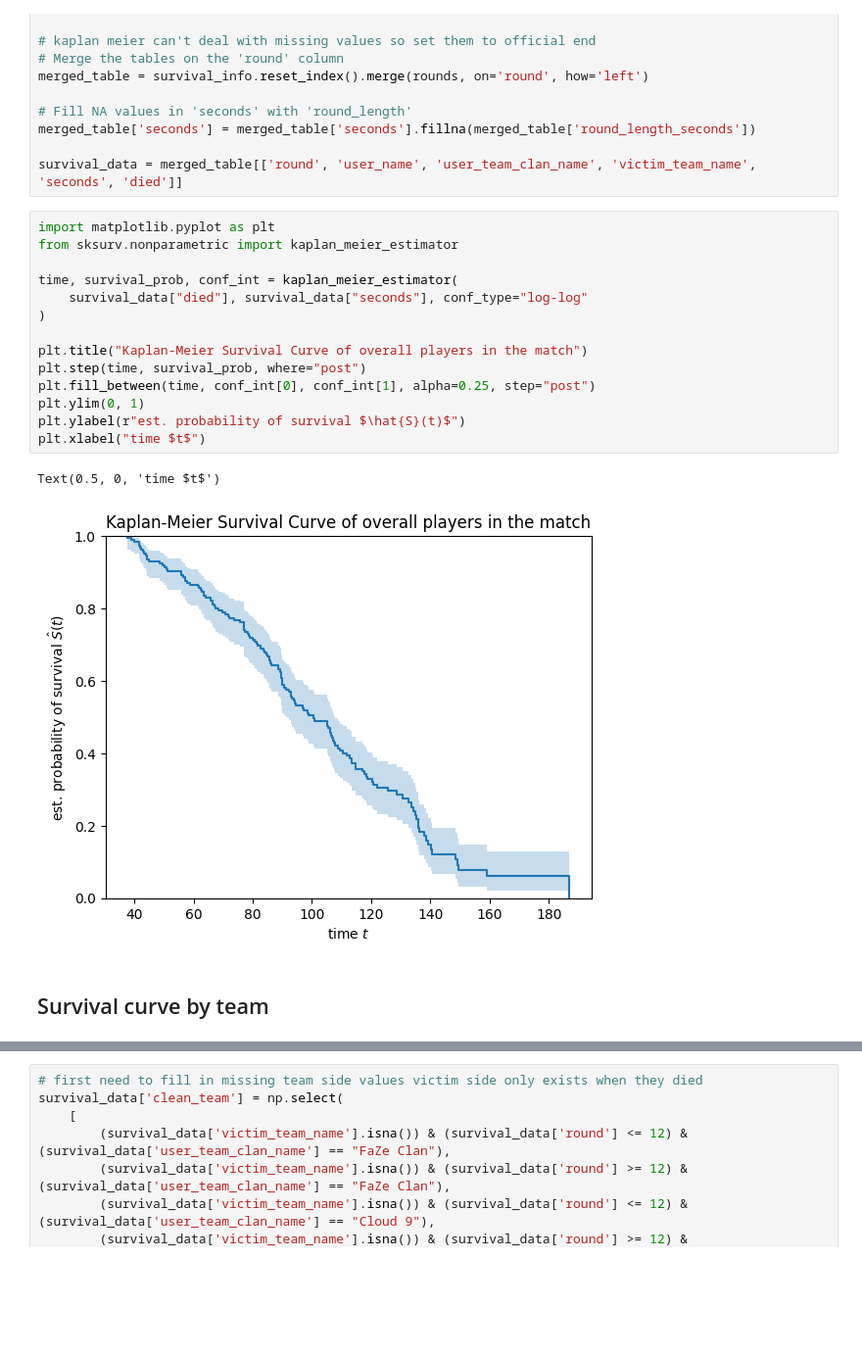
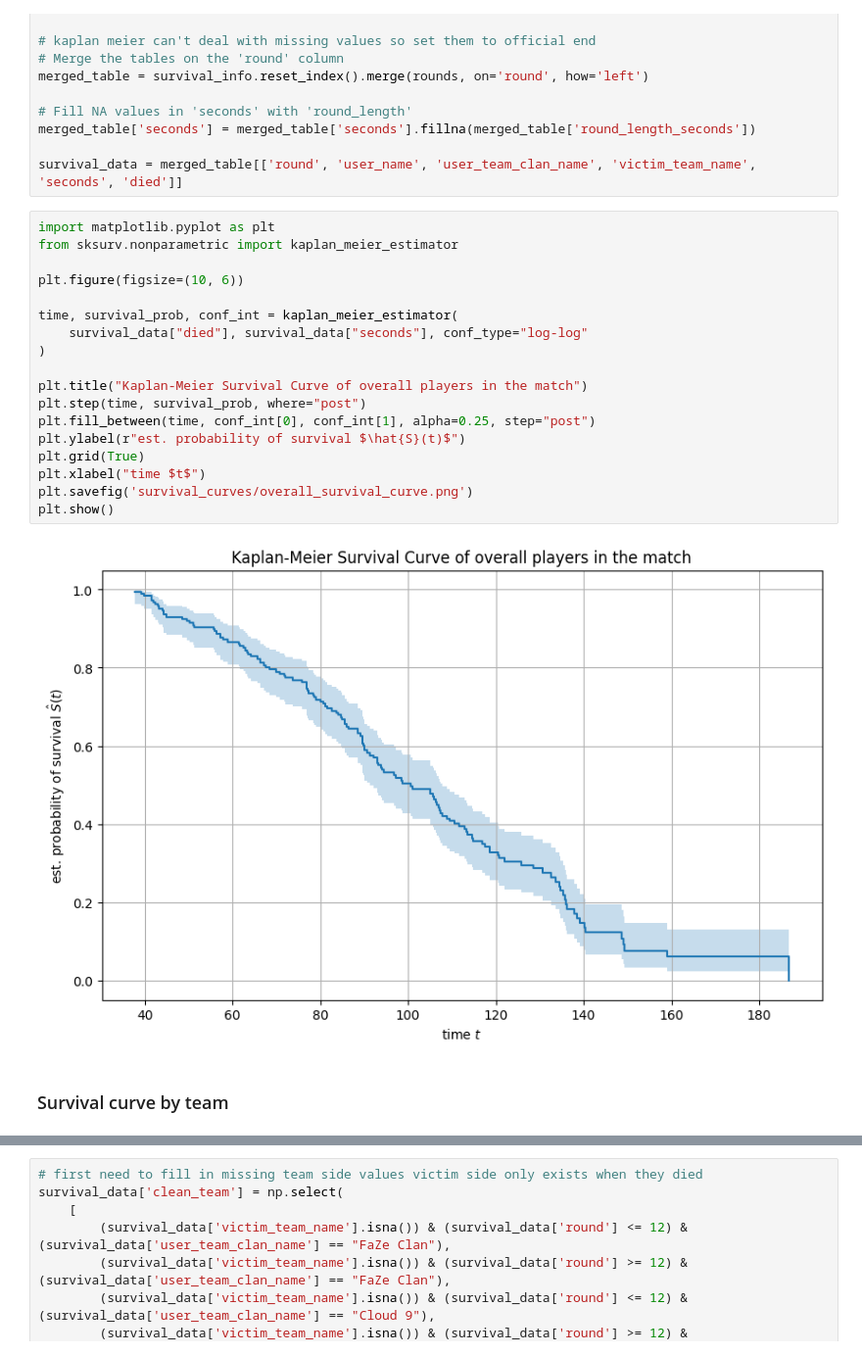
Before and after one commit to dickinsonmatt/counter-strike, a Jupyter notebook: survival_analysis.ipynb, the cells around one changed output, grey strips where cells are left out. Shown at 98% size. Cells and saved outputs as stored; diff of their text form; blank space fills up the shorter version.

Commit message:
Survival curves

```diff
--- a/survival_analysis.ipynb
+++ b/survival_analysis.ipynb
@@ -101,20 +102,23 @@ survival_data = merged_table[['round', 'user_name', 'user_team_clan_name', 'vict
 # %%
 import matplotlib.pyplot as plt
 from sksurv.nonparametric import kaplan_meier_estimator
+
+plt.figure(figsize=(10, 6))
 
 time, survival_prob, conf_int = kaplan_meier_estimator(
     survival_data["died"], survival_data["seconds"], conf_type="log-log"
 )
 
 plt.title("Kaplan-Meier Survival Curve of overall players in the match")
 plt.step(time, survival_prob, where="post")
 plt.fill_between(time, conf_int[0], conf_int[1], alpha=0.25, step="post")
-plt.ylim(0, 1)
 plt.ylabel(r"est. probability of survival $\hat{S}(t)$")
+plt.grid(True)
 plt.xlabel("time $t$")
+plt.savefig('survival_curves/overall_survival_curve.png')
+plt.show()
 # %% [output]
-Text(0.5, 0, 'time $t$')
-[figure, old version]
+[figure, new version]
 # %% [markdown]
-## Survival curve by team
+### Survival curve by team
 # %%
```
Also changed, not shown: parts of 14 cells of this notebook, 5 other files.
